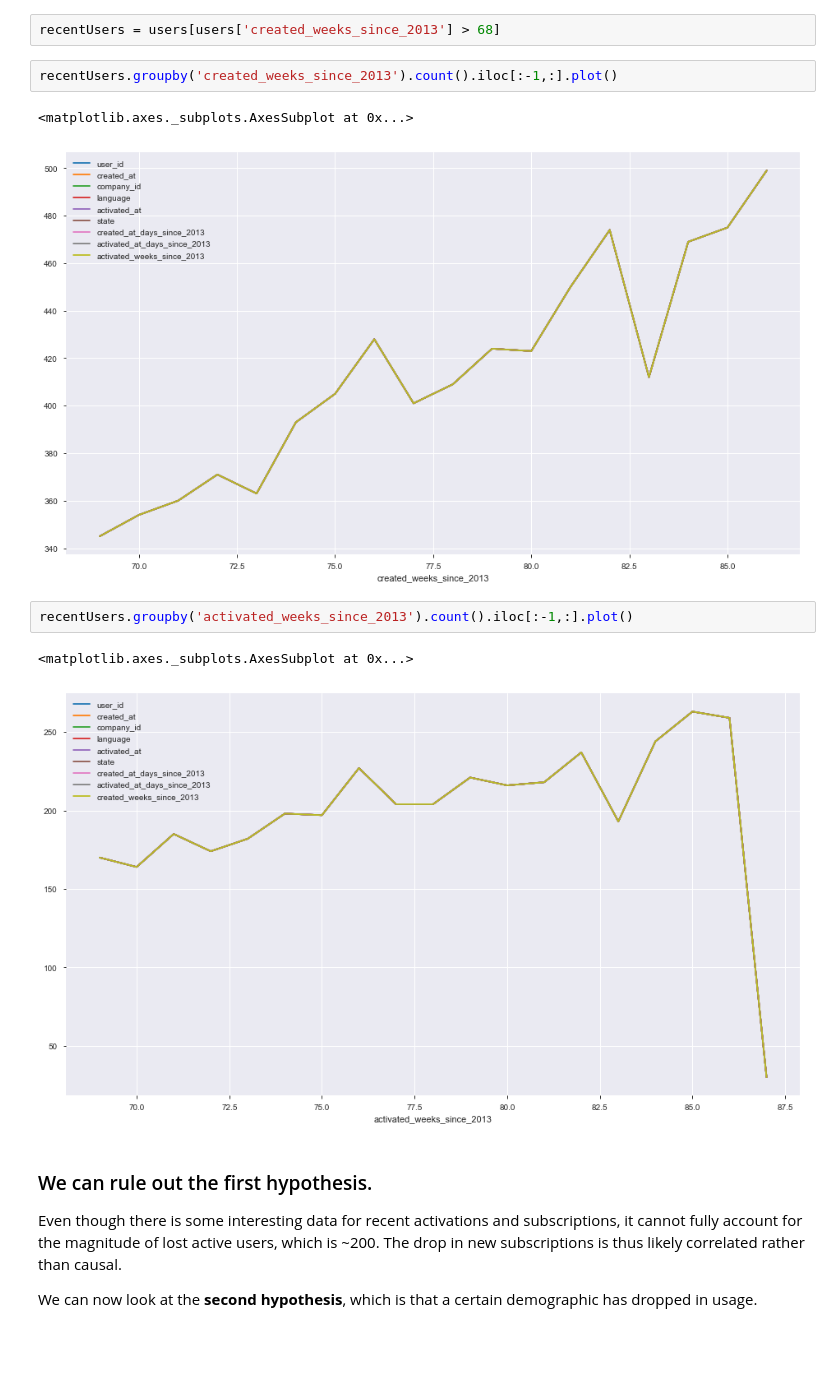
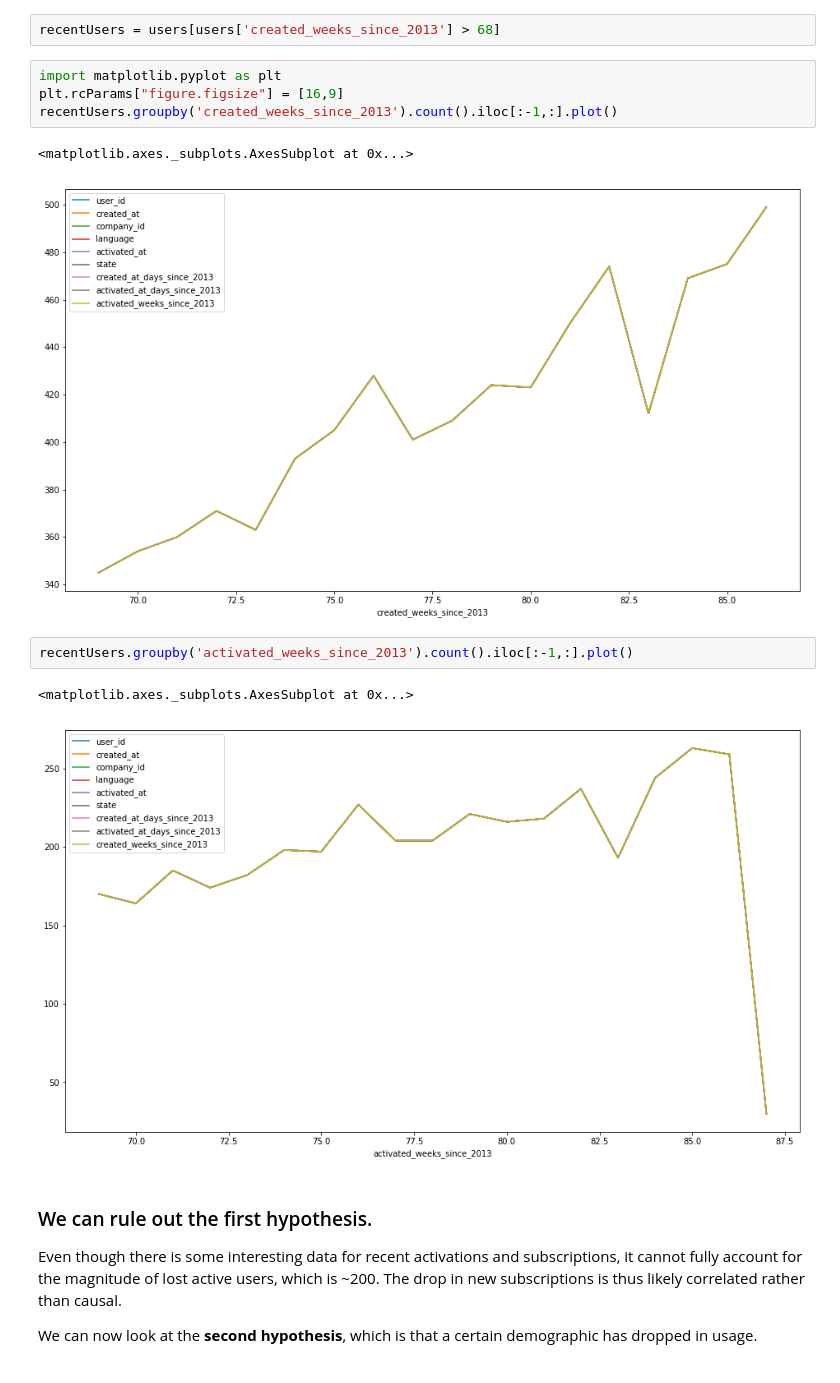
Before and after one commit to oriw1989/Yammer-Engagement-Exploration, a Jupyter notebook: Summary Notebook.ipynb, the cells around one changed output. Saved outputs shown, nothing was run; the diff lists cells and outputs as text.

```diff
--- a/Summary Notebook.ipynb
+++ b/Summary Notebook.ipynb
@@ -101,15 +91,17 @@ users['activated_weeks_since_2013'] = users['activated_at_days_since_2013'].appl
 # %%
 recentUsers = users[users['created_weeks_since_2013'] > 68]
 # %%
+import matplotlib.pyplot as plt
+plt.rcParams["figure.figsize"] = [16,9]
 recentUsers.groupby('created_weeks_since_2013').count().iloc[:-1,:].plot()
 # %% [output]
 <matplotlib.axes._subplots.AxesSubplot at 0x...>
-[figure, old version]
+[figure, new version]
 # %%
 recentUsers.groupby('activated_weeks_since_2013').count().iloc[:-1,:].plot()
 # %% [output]
 <matplotlib.axes._subplots.AxesSubplot at 0x...>
-[figure, old version]
+[figure, new version]
 # %% [markdown]
 ### We can rule out the first hypothesis.
 
```
Also changed, not shown: parts of 6 cells of this notebook.
